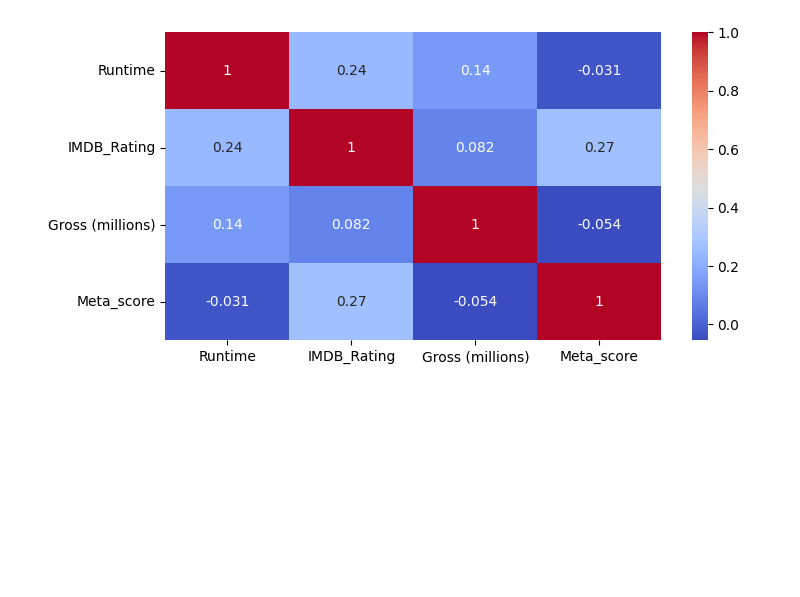
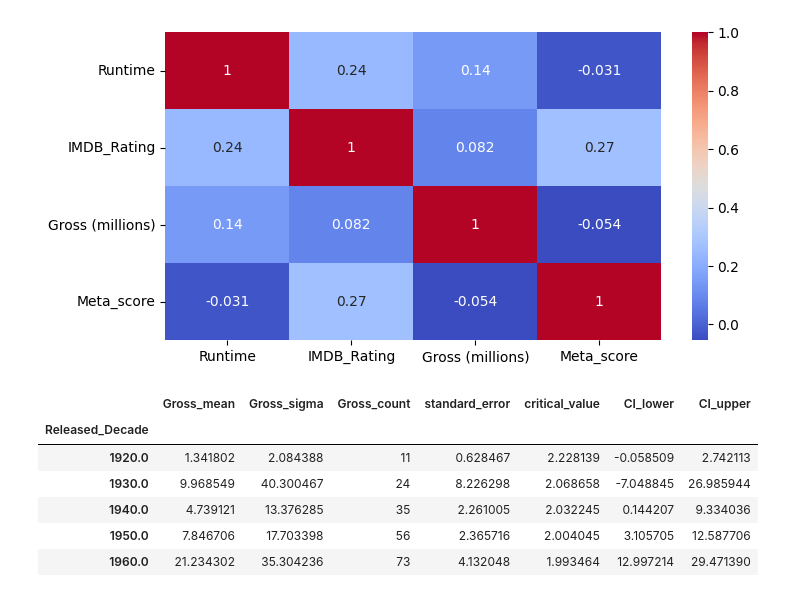
Before and after one commit to gmc314/Statistics-Explanations, a Jupyter notebook: lights-camera-statistics.ipynb, the cells around one changed output. Drawn from its saved outputs; the diff is of its cells as text; code cells hidden in the pictures; blank space fills up the shorter version.

Commit message:
confidence intervals

```diff
--- a/lights-camera-statistics.ipynb
+++ b/lights-camera-statistics.ipynb
@@ -203,3 +203,27 @@ plt.figure(figsize=(8, 4))
 sns.heatmap(df_co.corr(), annot=True, cmap="coolwarm");
 # %% [output]
 [figure]
+# %%
+# mean, standard devivation, and count of Gross per decade
+gross_by_decade = df.groupby("Released_Decade").agg({"Gross (millions)": ["mean", "std", "count"]})
+gross_by_decade.columns = ["Gross_mean", "Gross_sigma", "Gross_count"]
+
+# calculate the standard error of the sample means
+gross_by_decade["standard_error"] = gross_by_decade["Gross_sigma"] / np.sqrt(gross_by_decade["Gross_count"])
+# %%
+# critical value from t test for confidence interval
+alpha = 0.05
+gross_by_decade["critical_value"] = st.t.ppf(1 - alpha /2, gross_by_decade["Gross_count"] - 1)
+
+# confidence interval
+gross_by_decade["CI_lower"] = gross_by_decade["Gross_mean"] - gross_by_decade["critical_value"] * gross_by_decade["standard_error"]
+gross_by_decade["CI_upper"] = gross_by_decade["Gross_mean"] + gross_by_decade["critical_value"] * gross_by_decade["standard_error"]
+gross_by_decade.head()
+# %% [output]
+|  | Gross_mean | Gross_sigma | Gross_count | standard_error | critical_value | CI_lower | CI_upper |
+| Released_Decade |  |  |  |  |  |  |  |
+| 1920.0 | 1.341802 | 2.084388 | 11 | 0.628467 | 2.228139 | -0.058509 | 2.742113 |
+| 1930.0 | 9.968549 | 40.300467 | 24 | 8.226298 | 2.068658 | -7.048845 | 26.985944 |
+| 1940.0 | 4.739121 | 13.376285 | 35 | 2.261005 | 2.032245 | 0.144207 | 9.334036 |
+| 1950.0 | 7.846706 | 17.703398 | 56 | 2.365716 | 2.004045 | 3.105705 | 12.587706 |
+| 1960.0 | 21.234302 | 35.304236 | 73 | 4.132048 | 1.993464 | 12.997214 | 29.471390 |
```
